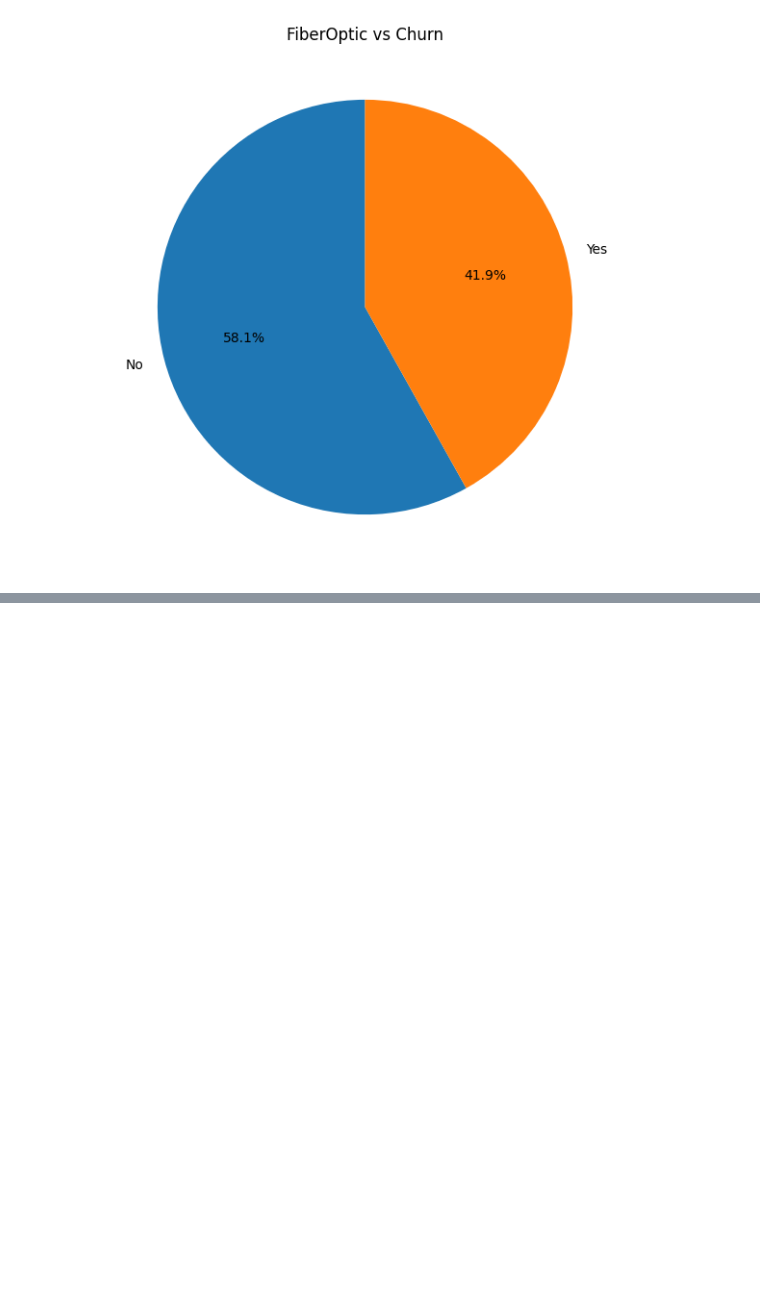
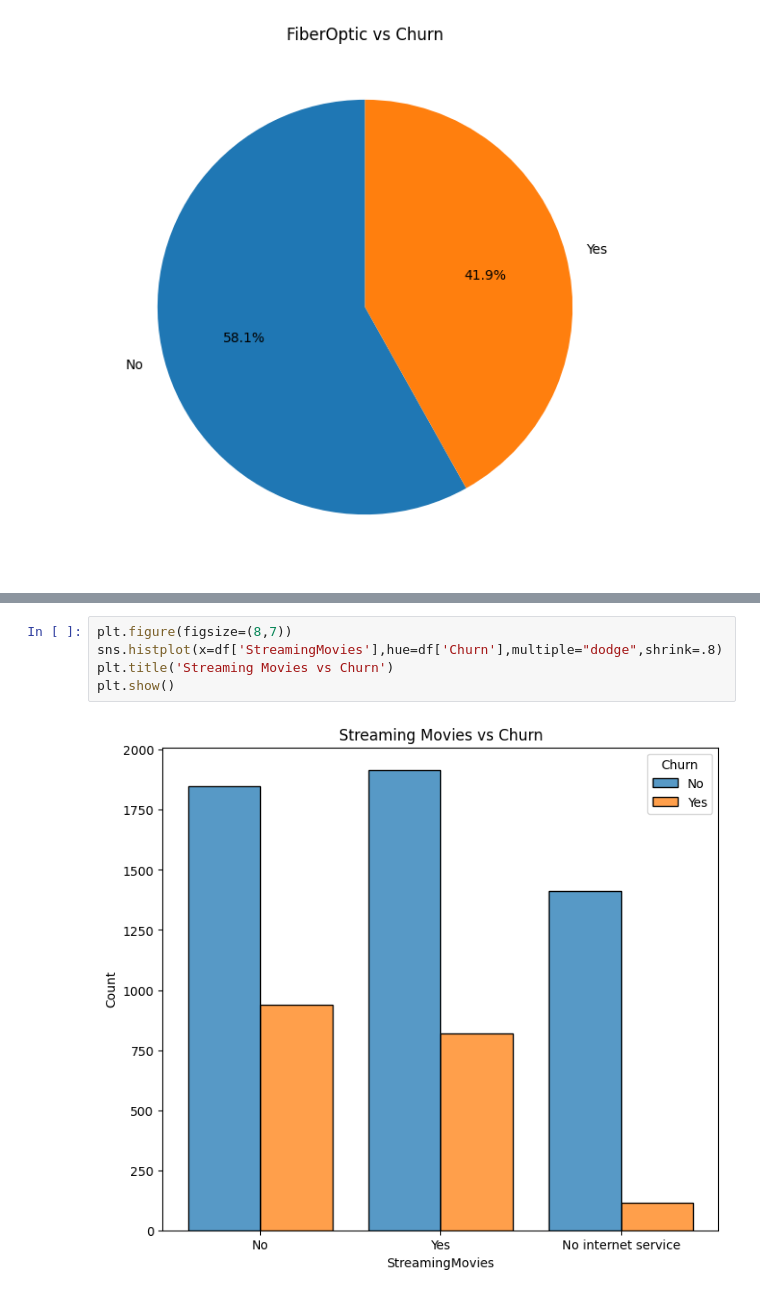
Before and after one commit to Tejeswar001/BootCamp-Jun-2024, a Jupyter notebook: Analysis/Customer_churn_analysis_PROJECT_2.ipynb, the cells around one changed output, grey strips where cells are left out. Cells and saved outputs as stored; diff of their text form; blank space fills up the shorter version.

```diff
--- a/Analysis/Customer_churn_analysis_PROJECT_2.ipynb
+++ b/Analysis/Customer_churn_analysis_PROJECT_2.ipynb
@@ -500,0 +521,7 @@ plt.show()
+# %%
+plt.figure(figsize=(8,7))
+sns.histplot(x=df['StreamingMovies'],hue=df['Churn'],multiple="dodge",shrink=.8)
+plt.title('Streaming Movies vs Churn')
+plt.show()
+# %% [output]
+[figure, added]
```
Also changed, not shown: parts of 25 cells of this notebook.
